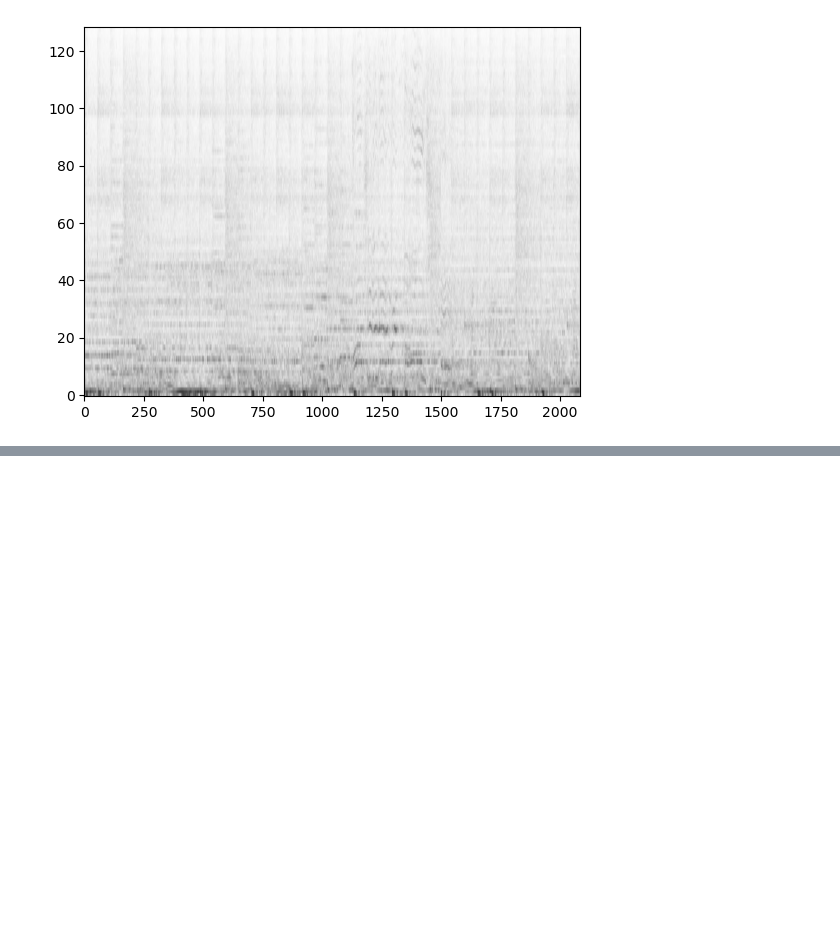
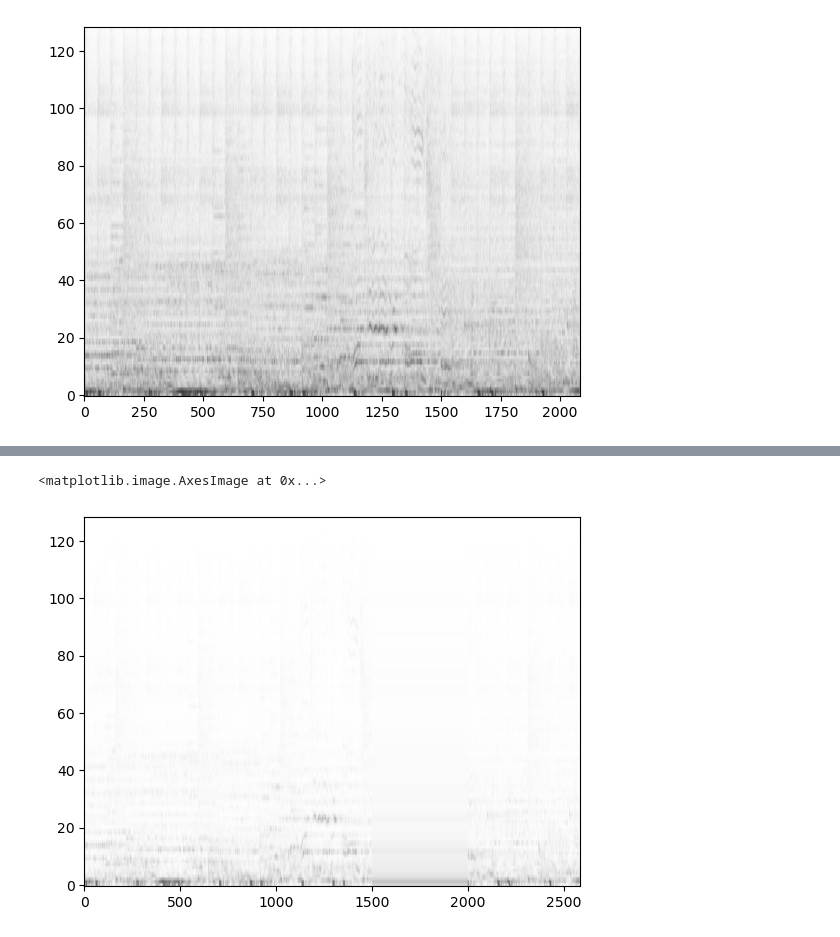
Before and after one commit to AhaanKanaujia/MusicAudioDenoiser, a Jupyter notebook: main.ipynb, the cells around one changed output, grey strips where cells are left out. Saved outputs shown, nothing was run; the diff lists cells and outputs as text; code cells hidden in the pictures; blank space fills up the shorter version.

```diff
--- a/main.ipynb
+++ b/main.ipynb
@@ -11,7 +14,7 @@ knn = pk.load(open("knn_classifier.pkl", "rb"))
 pca = pk.load(open("pca.pkl", "rb"))
 # %%
 # rate, audio = wavfile.read("./music/Guitar/818.wav")
-rate, audio = wavfile.read("13.wav")
+rate, audio = wavfile.read("./test_files/13.wav")
 audio = np.array(audio, dtype=float)
 frequencies, times, spectrogram = signal.stft(audio, rate)
 # %%
@@ -62,3 +65,44 @@ plt.imshow(np.sqrt(np.abs(y)), aspect = 'auto', origin = 'lower', cmap = 'gist_y
 plt.savefig("imputed.png")
 # %% [output]
 [figure]
+# %%
+def em_svd(spectrogram: np.ndarray, maxiter = 10) -> np.ndarray:
+    """
+    Approximate SVD on data with missing values via expectation-maximization
+
+    Arguments:
+        spectrogram: (num_observations, num_dimensions) data matrix, missing values denoted by np.nan
+
+    Returns:
+        imputed_spectrogram: (num_observations, num_dimensions) reconstructed data matrix
+    """
+
+    mu_hat = np.nanmean(spectrogram, axis=1, keepdims=1)
+    valid = np.isfinite(spectrogram)
+    imputed_spectrogram = np.where(valid, spectrogram, mu_hat)
+
+    run = True
+    iter = 1
+    v_prev = 0
+
+    while run:
+
+        # SVD on filled-in data
+        U, s, Vt = np.linalg.svd(imputed_spectrogram - mu_hat, full_matrices=False)
+
+        # impute missing values
+        imputed_spectrogram[~valid] = (U.dot(np.diag(s)).dot(Vt) + mu_hat)[~valid]
+
+        # update bias parameter
+        mu_hat = imputed_spectrogram.mean(axis=0, keepdims=1)
+
+        # test convergence using relative change in trace norm
+        v = s.sum()
+        if iter >= maxiter or ((v - v_prev) / v_prev) < 1e-6:
+            run = False
+        iter += 1
+        v_prev = v
+
+    return imputed_spectrogram
+# %%
+imputed_spectrogram = em_svd(np.abs(new_spectrogram))
@@ -64,0 +144,5 @@ plt.savefig("imputed.png")
+# %%
+plt.imshow(imputed_spectrogram, aspect = 'auto', origin = 'lower', cmap = 'gist_yarg')
+# %% [output]
+<matplotlib.image.AxesImage at 0x...>
+[figure, added]
```
Also changed, not shown: parts of 2 cells of this notebook.
